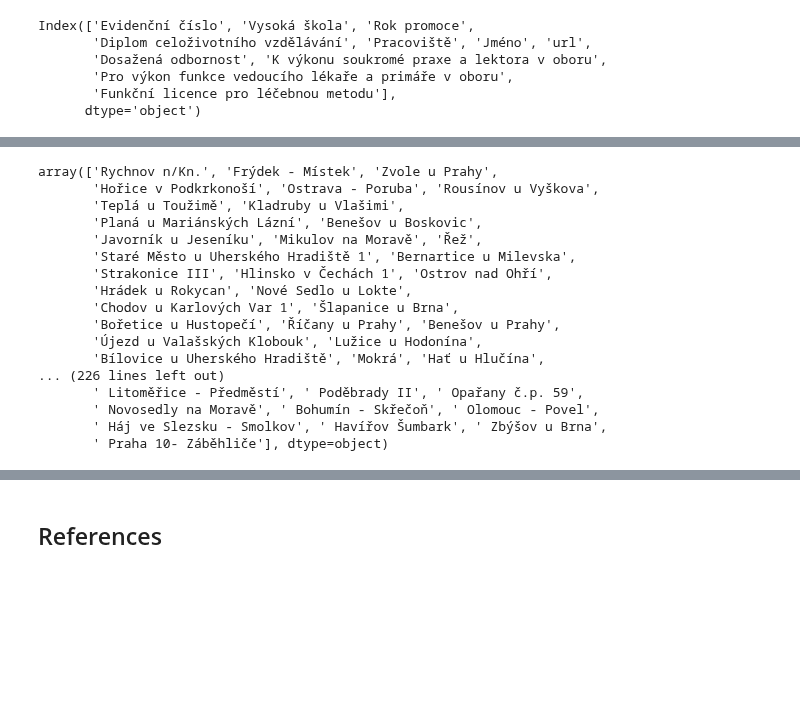
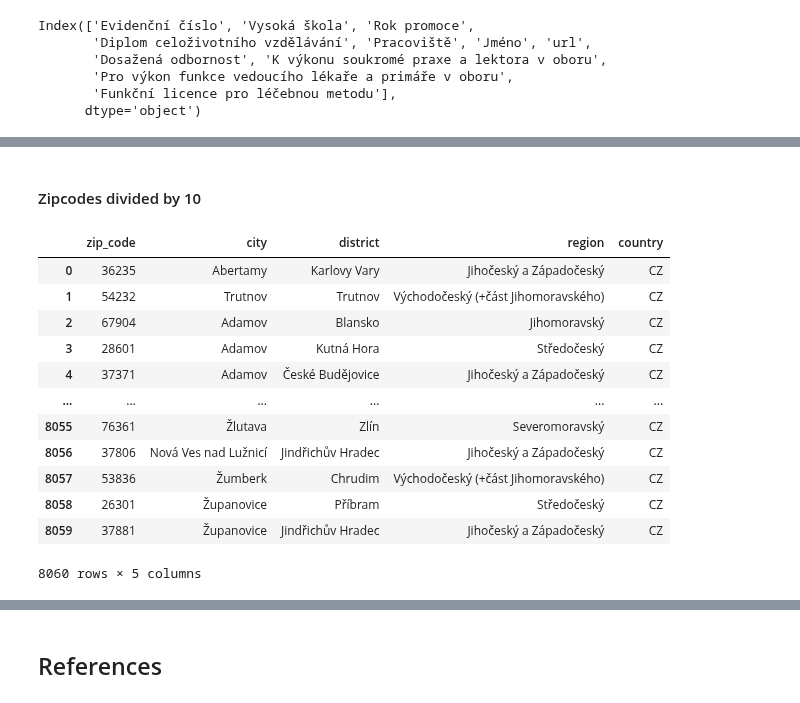
Before and after one commit to opendatalabcz/mapa-zdravi, a Jupyter notebook: src/scripts/clk_scraping.ipynb, the cells around one changed output, grey strips where cells are left out. Drawn from its saved outputs; the diff is of its cells as text; code cells hidden in the pictures; blank space fills up the shorter version.

Commit message:
Add district according to zipcode/city

```diff
--- a/src/scripts/clk_scraping.ipynb
+++ b/src/scripts/clk_scraping.ipynb
@@ -764,0 +776,8 @@ doctors_df.to_csv(PATH_FINAL+'doctors.csv')
+# %%
+nrpzs = pd.read_csv(PATH_FINAL+'nrpzs.csv', index_col=0)
+okresy = nrpzs[['psc', 'okres', 'okres_code']].drop_duplicates().dropna()
+okresy.columns = ['zip_code', 'district', 'NUTS']
+
+# get zip codes with multiple districts
+x = okresy.zip_code.value_counts()
+mult = okresy[okresy.zip_code.isin(x[x>1].index)].sort_values('zip_code').zip_code.unique()
@@ -777,24 +826,0 @@ docs_total.loc[~docs_total.city.isna(), 'district'] = docs_total[~docs_total.cit
-# %%
-
-# https://apl.czso.cz/iSMS/cisdata.jsp?kodcis=43 # ciselnik obci
-
-docs_total[docs_total['district'] == 'Unknown'].city.unique()
-# villages[villages.village_name.str.contains(',')]
-# %% [output]
-array(['Rychnov n/Kn.', 'Frýdek - Místek', 'Zvole u Prahy',
-       'Hořice v Podkrkonoší', 'Ostrava - Poruba', 'Rousínov u Vyškova',
-       'Teplá u Toužimě', 'Kladruby u Vlašimi',
-       'Planá u Mariánských Lázní', 'Benešov u Boskovic',
-       'Javorník u Jeseníku', 'Mikulov na Moravě', 'Řež',
-       'Staré Město u Uherského Hradiště 1', 'Bernartice u Milevska',
-       'Strakonice III', 'Hlinsko v Čechách 1', 'Ostrov nad Ohří',
-       'Hrádek u Rokycan', 'Nové Sedlo u Lokte',
-       'Chodov u Karlových Var 1', 'Šlapanice u Brna',
-       'Bořetice u Hustopečí', 'Říčany u Prahy', 'Benešov u Prahy',
-       'Újezd u Valašských Klobouk', 'Lužice u Hodonína',
-       'Bílovice u Uherského Hradiště', 'Mokrá', 'Hať u Hlučína',
-... (226 lines left out)
-       ' Litoměřice - Předměstí', ' Poděbrady II', ' Opařany č.p. 59',
-       ' Novosedly na Moravě', ' Bohumín - Skřečoň', ' Olomouc - Povel',
-       ' Háj ve Slezsku - Smolkov', ' Havířov Šumbark', ' Zbýšov u Brna',
-       ' Praha 10- Záběhliče'], dtype=object)
@@ -800,0 +842,28 @@ array(['Rychnov n/Kn.', 'Frýdek - Místek', 'Zvole u Prahy',
+# %% [markdown]
+#### Zipcodes divided by 10
+# %%
+with open(PATH_RAW+'psc.txt', 'r') as f:
+    psc_list = [x.replace('\'', '').replace('\n', '').split(', ')[1:] for x in f.readlines()]
+    psc = pd.DataFrame(psc_list,columns=['zip_code', 'city', 'district', 'region', 'country'])
+
+psc.zip_code = pd.to_numeric(psc.zip_code)
+
+
+# https://zvarik.cz/cs/databaze-psc
+# https://apl.czso.cz/iSMS/cisdata.jsp?kodcis=43 # ciselnik obci
+psc.to_csv(PATH_FINAL+'zip_codes.csv')
+psc
+# %% [output]
+|  | zip_code | city | district | region | country |
+| 0 | 36235 | Abertamy | Karlovy Vary | Jihočeský a Západočeský | CZ |
+| 1 | 54232 | Trutnov | Trutnov | Východočeský (+část Jihomoravského) | CZ |
+| 2 | 67904 | Adamov | Blansko | Jihomoravský | CZ |
+| 3 | 28601 | Adamov | Kutná Hora | Středočeský | CZ |
+| 4 | 37371 | Adamov | České Budějovice | Jihočeský a Západočeský | CZ |
+| ... | ... | ... | ... | ... | ... |
+| 8055 | 76361 | Žlutava | Zlín | Severomoravský | CZ |
+| 8056 | 37806 | Nová Ves nad Lužnicí | Jindřichův Hradec | Jihočeský a Západočeský | CZ |
+| 8057 | 53836 | Žumberk | Chrudim | Východočeský (+část Jihomoravského) | CZ |
+| 8058 | 26301 | Županovice | Příbram | Středočeský | CZ |
+| 8059 | 37881 | Županovice | Jindřichův Hradec | Jihočeský a Západočeský | CZ |
+8060 rows × 5 columns
```
Also changed, not shown: parts of 15 cells of this notebook, 1 other file.
